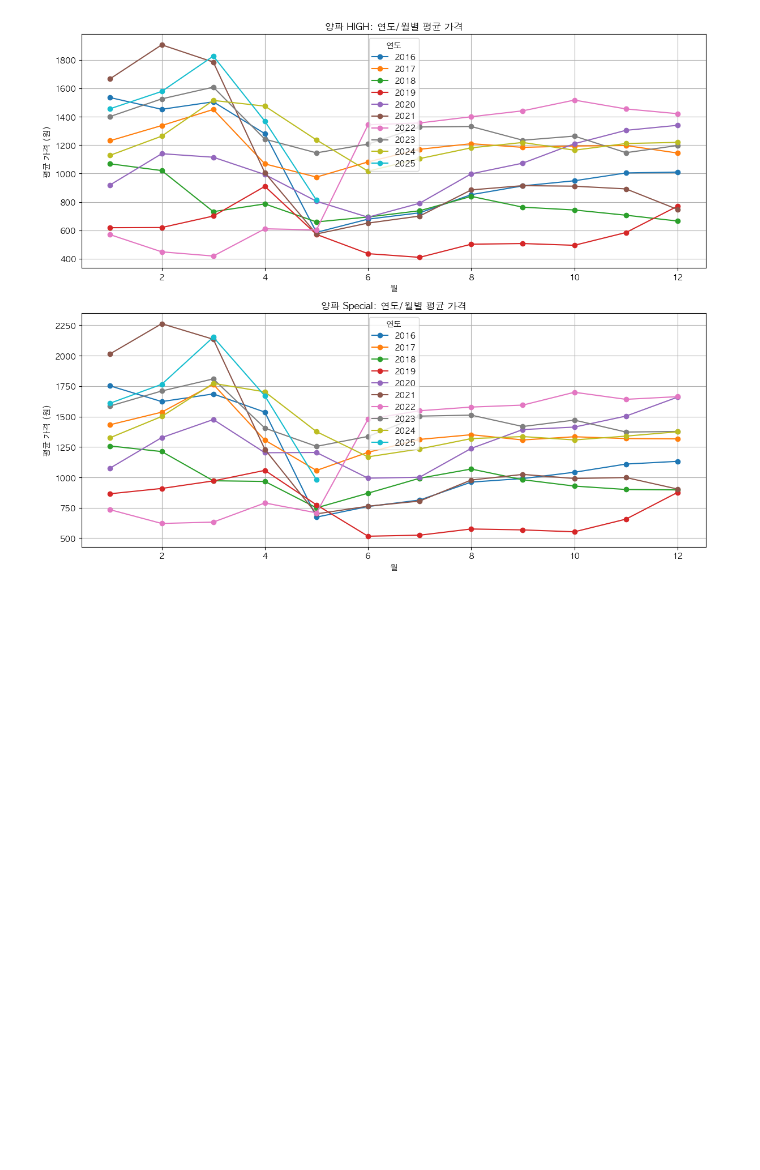
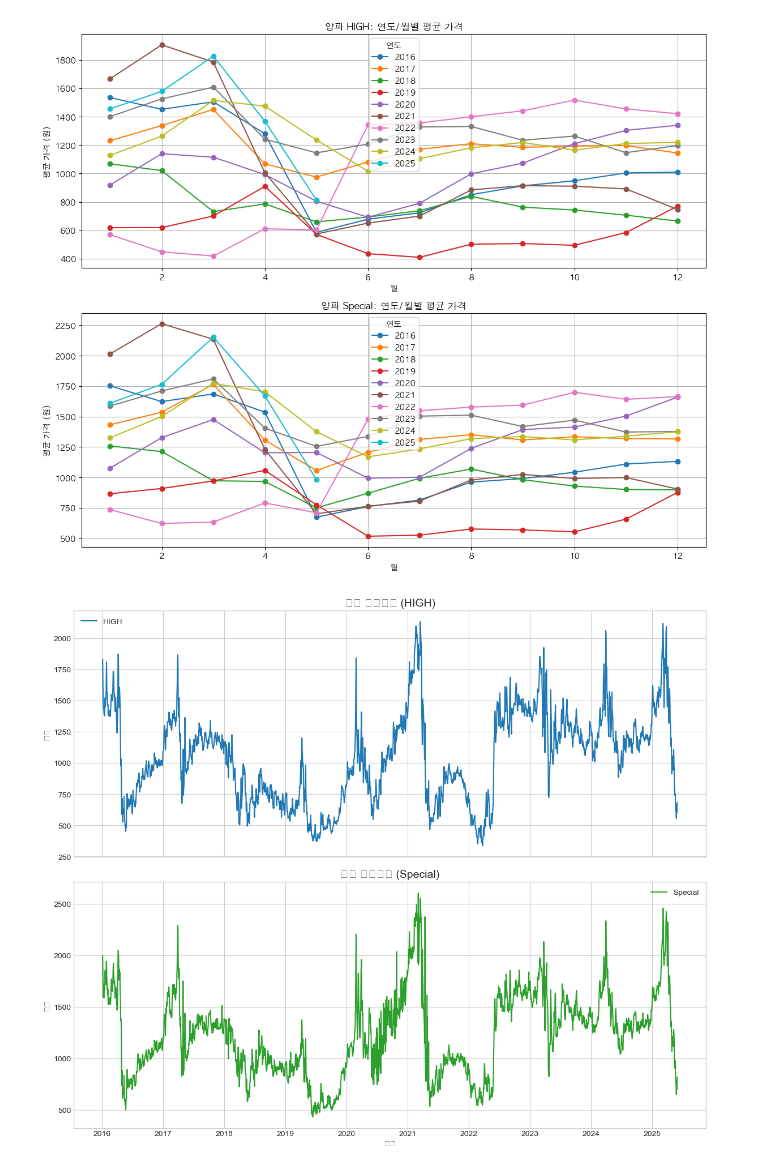
Before and after one commit to wjyi0615/Justick_AI, a Jupyter notebook: Data_250601/OnionEDA.ipynb, the cells around one changed output. Drawn from its saved outputs; the diff is of its cells as text; code cells hidden in the pictures; blank space fills up the shorter version.

```diff
--- a/Data_250601/OnionEDA.ipynb
+++ b/Data_250601/OnionEDA.ipynb
@@ -158,3 +158,32 @@ plt.tight_layout()
 plt.show()
 # %% [output]
 [figure]
+# %%
+import matplotlib.pyplot as plt
+
+# 스타일 설정
+plt.style.use('seaborn-whitegrid')
+
+# 세로 길게 나란히 그래프 그리기
+fig, axes = plt.subplots(nrows=2, ncols=1, figsize=(12, 10), sharex=True)
+
+# HIGH
+high_df = df[df['rate'] == 'HIGH']
+axes[0].plot(high_df['date'], high_df['avg_price'], label='HIGH', color='tab:blue')
+axes[0].set_title('양파 평균가격 (HIGH)', fontsize=14)
+axes[0].set_ylabel('가격')
+axes[0].legend()
+
+# Special
+special_df = df[df['rate'] == 'Special']
+axes[1].plot(special_df['date'], special_df['avg_price'], label='Special', color='tab:green')
+axes[1].set_title('양파 평균가격 (Special)', fontsize=14)
+axes[1].set_xlabel('날짜')
+axes[1].set_ylabel('가격')
+axes[1].legend()
+
+# 전체 레이아웃 조정
+plt.tight_layout()
+plt.show()
+# %% [output]
+[figure, added]
```
Also changed, not shown: 6 other files.
